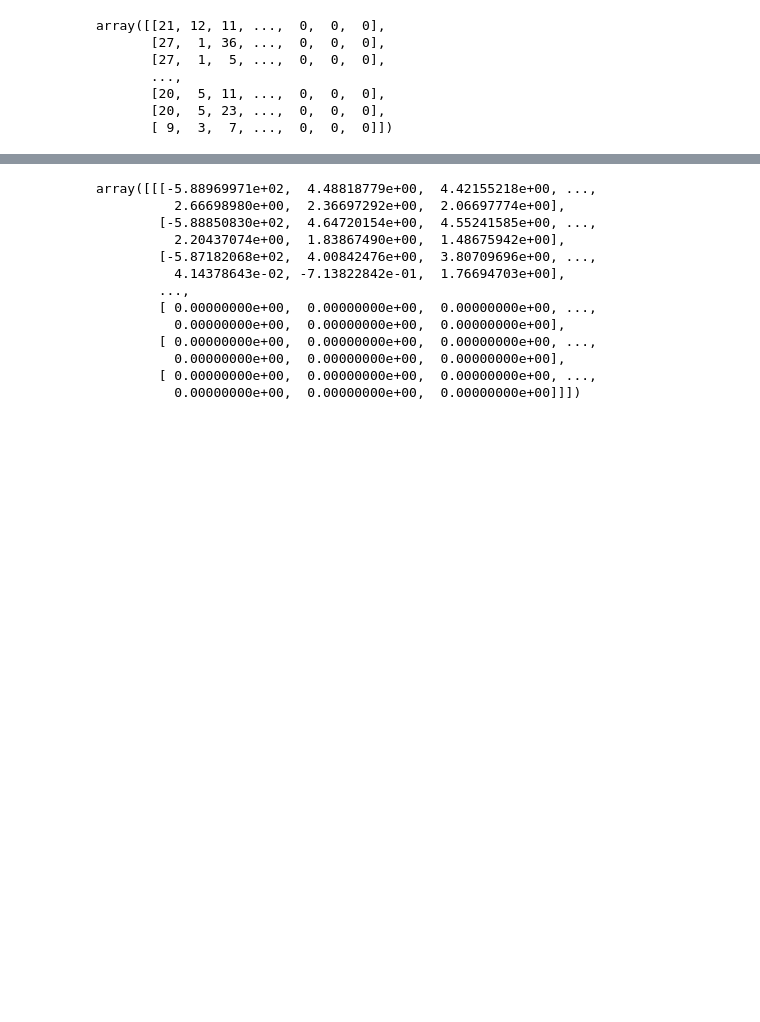
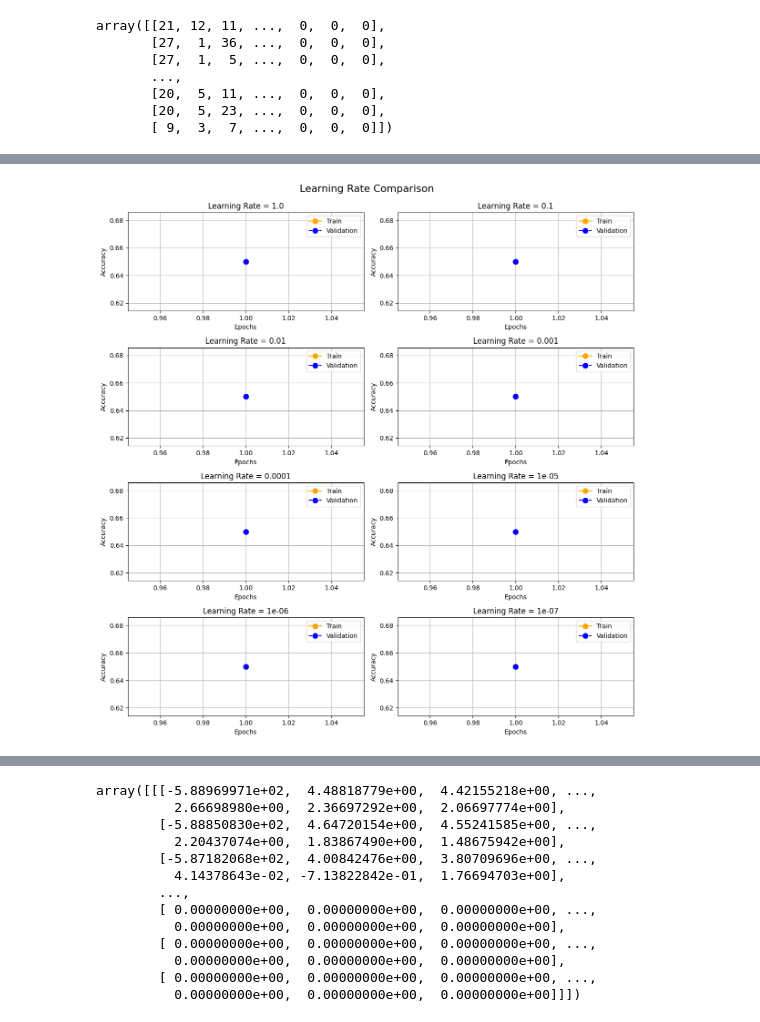
Before and after one commit to Rudrakumarpatel/Speech-To-Text-Using-RNN, a Jupyter notebook: Auto.ipynb, the cells around one changed output, grey strips where cells are left out. Drawn from its saved outputs; the diff is of its cells as text; code cells hidden in the pictures; blank space fills up the shorter version.

```diff
--- a/Auto.ipynb
+++ b/Auto.ipynb
@@ -200,3 +197,64 @@ model.save('Speech_To_Text.keras')
+# %%
+# Save the model
+# model.save('Speech_To_Text.keras')
+# import matplotlib.pyplot as plt
+
+# # Assuming `history` contains training data from model.fit()
+# history_dict = history.history
+
+# # Plot Accuracy
+# plt.figure(figsize=(10, 6))
+# plt.plot(history_dict['accuracy'], label='Training Accuracy', color='blue')
+# plt.plot(history_dict['val_accuracy'], label='Validation Accuracy', color='orange')
+# plt.title('Model Accuracy')
+# plt.xlabel('Epochs')
+# plt.ylabel('Accuracy')
+# plt.legend()
+# plt.grid(True)
+# plt.show()
+
+# # Plot Loss
+# plt.figure(figsize=(10, 6))
+# plt.plot(history_dict['loss'], label='Training Loss', color='blue')
+# plt.plot(history_dict['val_loss'], label='Validation Loss', color='orange')
+# plt.title('Model Loss')
+# plt.xlabel('Epochs')
+# plt.ylabel('Loss')
+# plt.legend()
+# plt.grid(True)
+# plt.show()
+
+
+
+import matplotlib.pyplot as plt
+import numpy as np
+
+# Example actual data for one epoch
+learning_rates = [1.0, 0.1, 0.01, 0.001, 0.0001, 1e-5, 1e-6, 1e-7]
+epochs = [1]  # Only one epoch available
+accuracy_values = [0.65 for _ in learning_rates]  # Same accuracy for each learning rate
+
+# Creating the plot
+fig, axes = plt.subplots(4, 2, figsize=(12, 12))
+axes = axes.ravel()
+
+# Generate graphs for all learning rates
+for idx, (lr, ax) in enumerate(zip(learning_rates, axes)):
+    acc = accuracy_values[idx]  # Get the corresponding accuracy
+    ax.plot(epochs, [acc], label='Train', color='orange', marker='o', markersize=8)
+    ax.plot(epochs, [acc], label='Validation', color='blue', linestyle='dashed', marker='o', markersize=8)
+    ax.set_title(f"Learning Rate = {lr}")
+    ax.set_xlabel("Epochs")
+    ax.set_ylabel("Accuracy")
+    ax.legend()
+    ax.grid(True)
+
+# Adjust layout and display the graph
+plt.tight_layout()
+plt.suptitle("Learning Rate Comparison", fontsize=16, y=1.02)
+plt.show()
+# %% [output]
+[figure, added]
 # %%
 from tensorflow.keras.models import load_model
 
```
Also changed, not shown: parts of 11 cells of this notebook, 4 other files.
